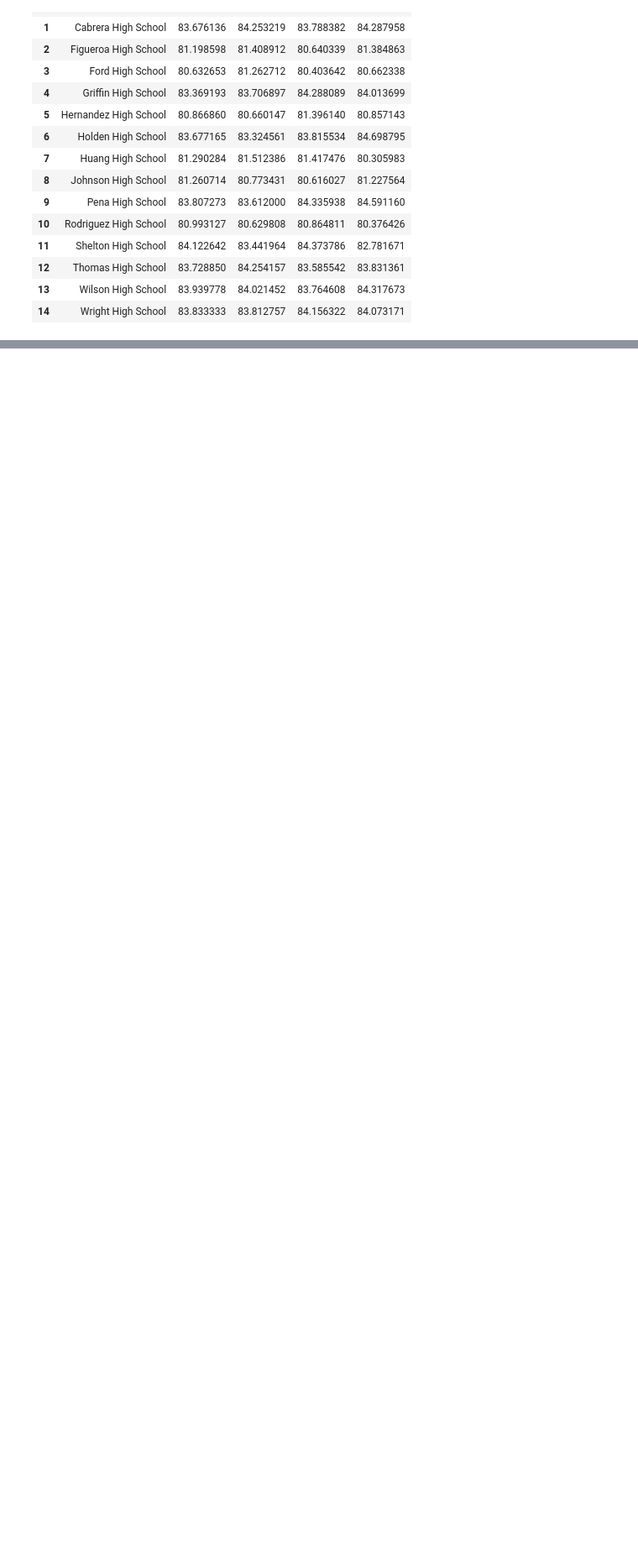
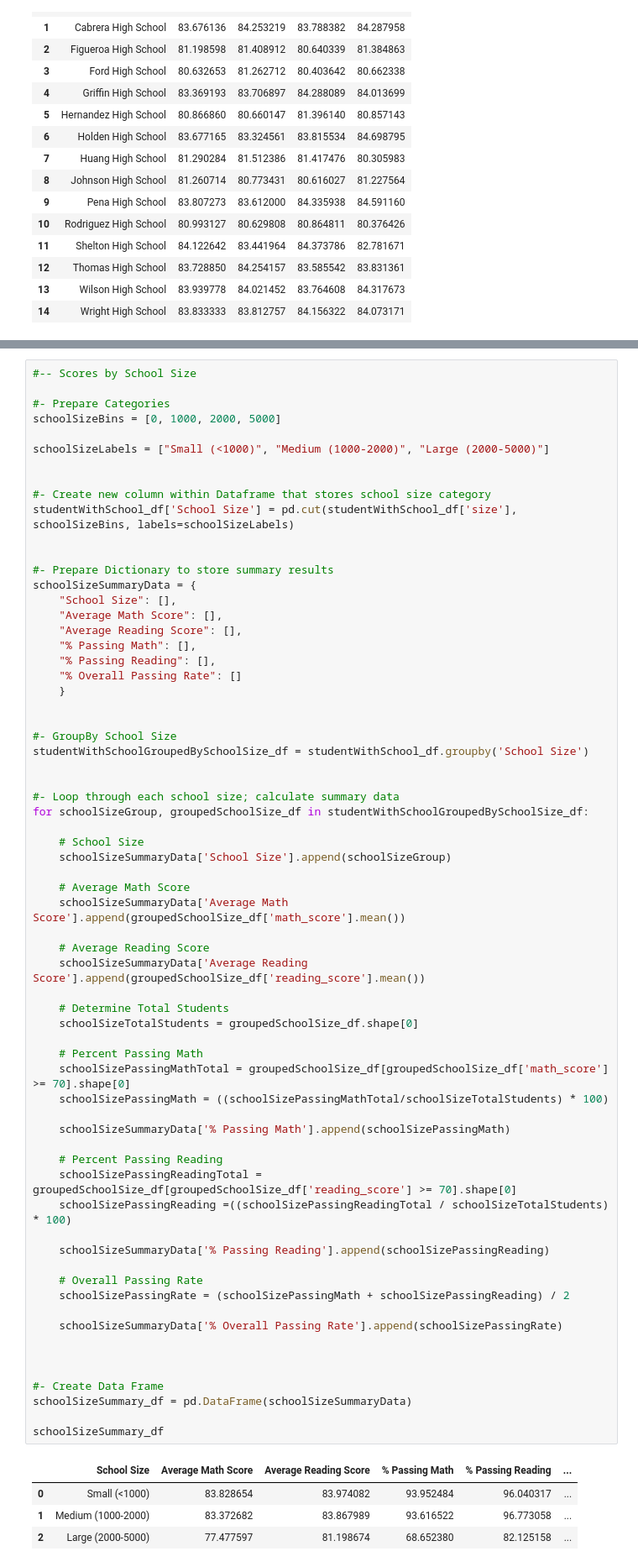
Before and after one commit to normalfactory/DataScience_Assignment_4, a Jupyter notebook: PyCity_Analysis.ipynb, the cells around one changed output, grey strips where cells are left out. Shown: that part at 84% size. Saved outputs shown, nothing was run; the diff lists cells and outputs as text; blank space fills up the shorter version.

Commit message:
Completed score by school size

```diff
--- a/PyCity_Analysis.ipynb
+++ b/PyCity_Analysis.ipynb
@@ -380,3 +382,74 @@ schoolSpendingSummary_df
 | 1 | $600-625 | 83.544856 | 83.906996 | 93.868313 | 96.666667 | ... |
 | 2 | $625-650 | 77.469253 | 81.162258 | 68.659481 | 82.131155 | ... |
 | 3 | $650-675 | 77.034693 | 81.030323 | 66.340042 | 81.038136 | ... |
+# %%
+#-- Scores by School Size
+
+#- Prepare Categories
+schoolSizeBins = [0, 1000, 2000, 5000]
+
+schoolSizeLabels = ["Small (<1000)", "Medium (1000-2000)", "Large (2000-5000)"]
+
+
+#- Create new column within Dataframe that stores school size category
+studentWithSchool_df['School Size'] = pd.cut(studentWithSchool_df['size'], schoolSizeBins, labels=schoolSizeLabels)
+
+
+#- Prepare Dictionary to store summary results
+schoolSizeSummaryData = {
+    "School Size": [],
+    "Average Math Score": [],
+    "Average Reading Score": [],
+    "% Passing Math": [],
+    "% Passing Reading": [],
+    "% Overall Passing Rate": []
+    }
+
+
+#- GroupBy School Size
+studentWithSchoolGroupedBySchoolSize_df = studentWithSchool_df.groupby('School Size')
+
+
+#- Loop through each school size; calculate summary data
+for schoolSizeGroup, groupedSchoolSize_df in studentWithSchoolGroupedBySchoolSize_df:
+
+    # School Size
+    schoolSizeSummaryData['School Size'].append(schoolSizeGroup)
+
+    # Average Math Score
+    schoolSizeSummaryData['Average Math Score'].append(groupedSchoolSize_df['math_score'].mean())
+
+    # Average Reading Score
+    schoolSizeSummaryData['Average Reading Score'].append(groupedSchoolSize_df['reading_score'].mean())
+
+    # Determine Total Students
+    schoolSizeTotalStudents = groupedSchoolSize_df.shape[0]
+
+    # Percent Passing Math
+    schoolSizePassingMathTotal = groupedSchoolSize_df[groupedSchoolSize_df['math_score'] >= 70].shape[0]
+    schoolSizePassingMath = ((schoolSizePassingMathTotal/schoolSizeTotalStudents) * 100)
+
+    schoolSizeSummaryData['% Passing Math'].append(schoolSizePassingMath)
+
+    # Percent Passing Reading
+    schoolSizePassingReadingTotal = groupedSchoolSize_df[groupedSchoolSize_df['reading_score'] >= 70].shape[0]
+    schoolSizePassingReading =((schoolSizePassingReadingTotal / schoolSizeTotalStudents) * 100)
+
+    schoolSizeSummaryData['% Passing Reading'].append(schoolSizePassingReading)
+
+    # Overall Passing Rate
+    schoolSizePassingRate = (schoolSizePassingMath + schoolSizePassingReading) / 2
+
+    schoolSizeSummaryData['% Overall Passing Rate'].append(schoolSizePassingRate)
+
+
+
+#- Create Data Frame
+schoolSizeSummary_df = pd.DataFrame(schoolSizeSummaryData)
+
+schoolSizeSummary_df
+# %% [output]
+|  | School Size | Average Math Score | Average Reading Score | % Passing Math | % Passing Reading | ... |
+| 0 | Small (<1000) | 83.828654 | 83.974082 | 93.952484 | 96.040317 | ... |
+| 1 | Medium (1000-2000) | 83.372682 | 83.867989 | 93.616522 | 96.773058 | ... |
+| 2 | Large (2000-5000) | 77.477597 | 81.198674 | 68.652380 | 82.125158 | ... |
```
Also changed, not shown: parts of 2 cells of this notebook.
